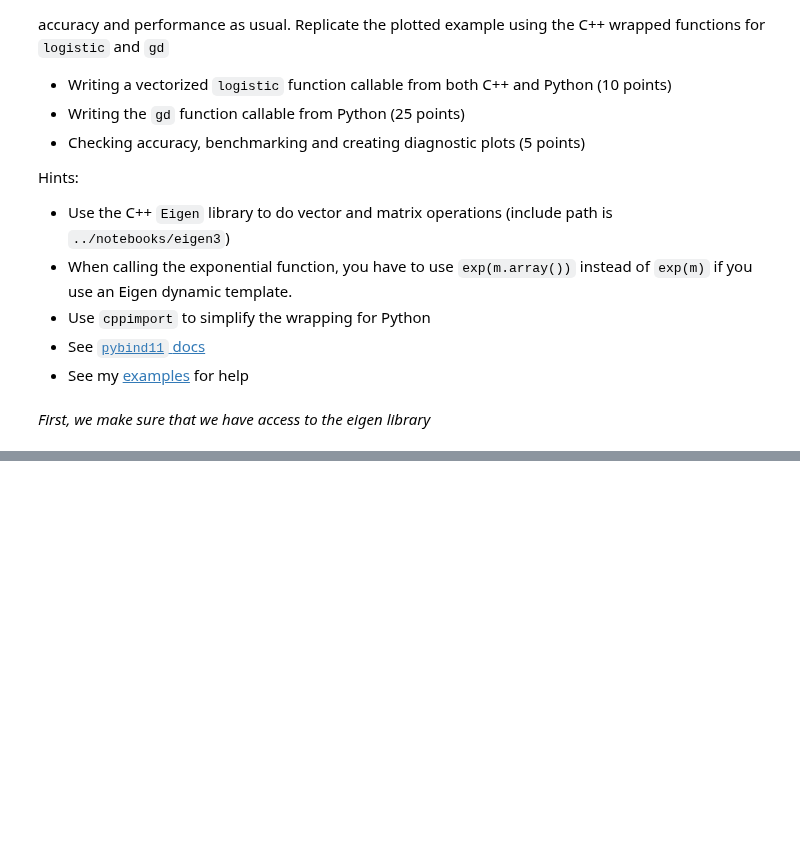
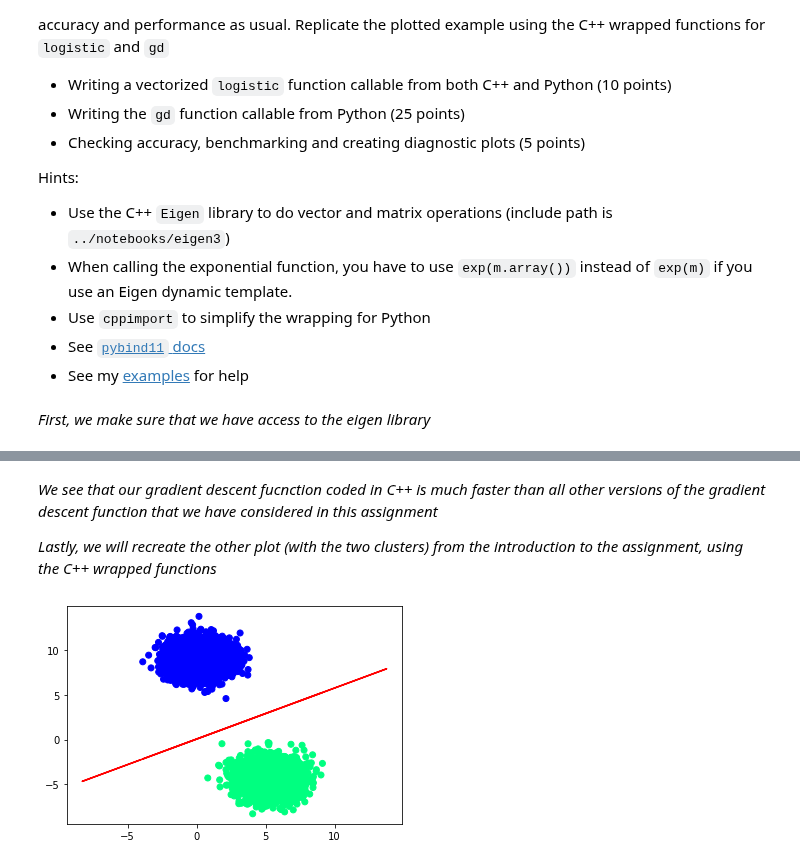
Before and after one commit to robkravec/sta-663-2021, a Jupyter notebook: notebooks/copies/homework/Homework05.ipynb, the cells around one changed output, grey strips where cells are left out. Cells and saved outputs as stored; diff of their text form; code cells hidden in the pictures; blank space fills up the shorter version.

```diff
--- a/notebooks/copies/homework/Homework05.ipynb
+++ b/notebooks/copies/homework/Homework05.ipynb
@@ -402,0 +525,3 @@ if not os.path.exists('./eigen'):
+# %%
+import cppimport
+code = cppimport.imp("hw_cpp2")
@@ -402,0 +545,25 @@ if not os.path.exists('./eigen'):
+# %% [markdown]
+*We see that our gradient descent fucnction coded in C++ is much faster than all other versions of the gradient descent function that we have considered in this assignment*
+
+*Lastly, we will recreate the other plot (with the two clusters) from the introduction to the assignment, using the C++ wrapped functions*
+# %%
+# Initial parameters
+niter = 1000
+α = 0.01
+β = np.zeros(p+1)
+
+# Call gradient descent
+β = code.gd_cpp(X, y, β, α, niter)
+
+# Assign labels to points based on prediction
+y_pred = code.logistic_cpp(X @ β)
+labels = y_pred > 0.5
+
+# Calculate separating plane
+sep = (-β[0] - β[1] * X)/β[2]
+
+plt.scatter(X[:, 1], X[:, 2], c=labels, cmap='winter')
+plt.plot(X, sep, 'r-')
+pass
+# %% [output]
+[figure, added]
```
Also changed, not shown: parts of 26 cells of this notebook.
